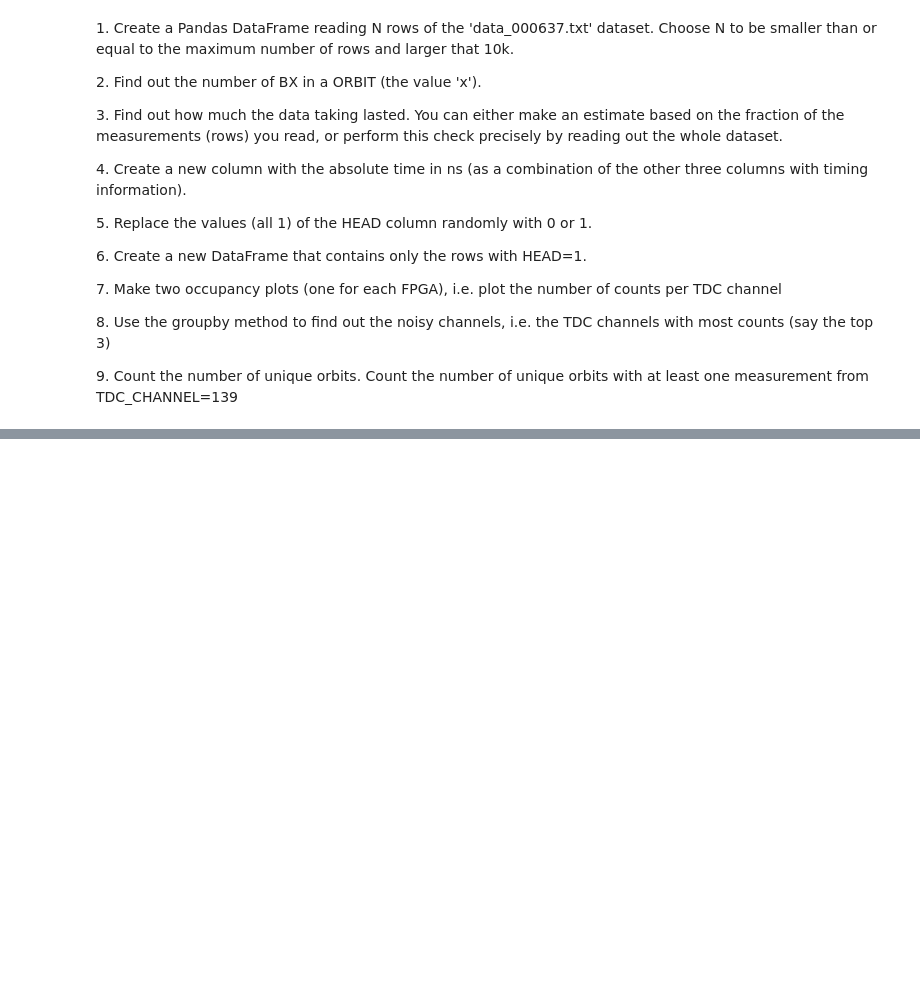
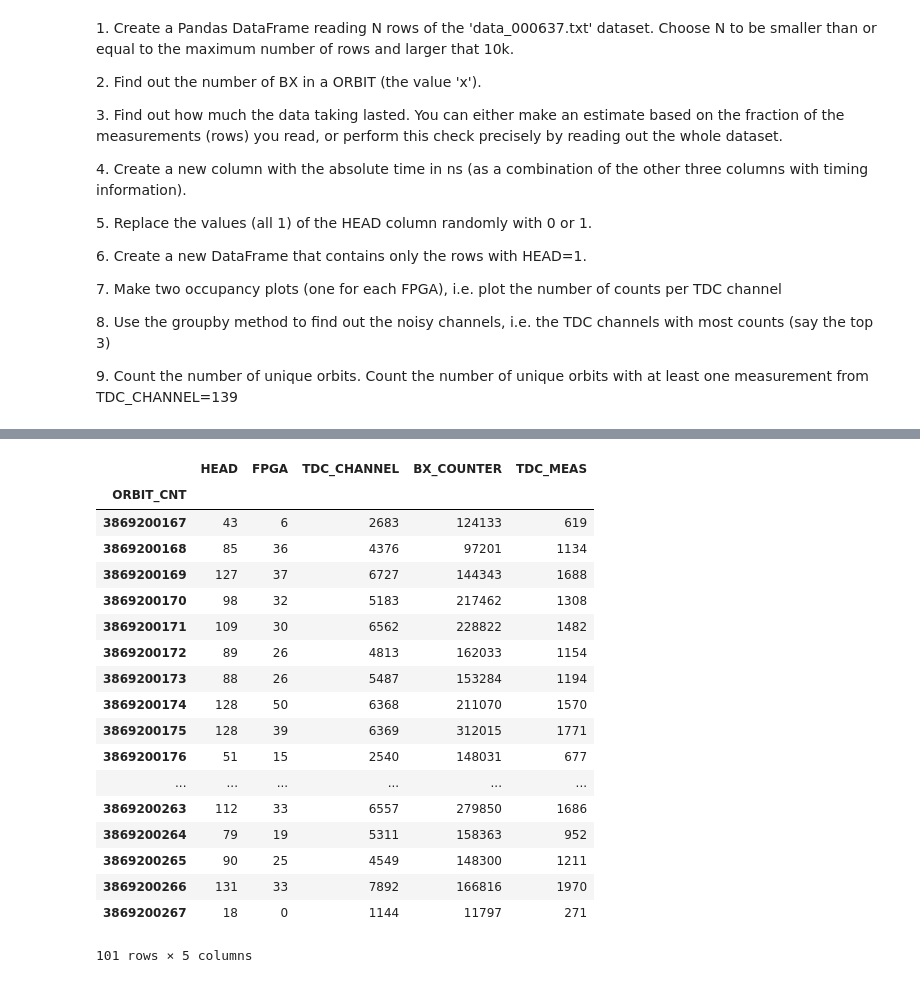
Before and after one commit to chacon-jorge/LaboratoryOfComputationalPhysics_Y9, a Jupyter notebook: Lab06/06ex_Pandas.ipynb, the cells around one changed output, grey strips where cells are left out. Drawn from its saved outputs; the diff is of its cells as text; code cells hidden in the pictures; blank space fills up the shorter version.

```diff
--- a/Lab06/06ex_Pandas.ipynb
+++ b/Lab06/06ex_Pandas.ipynb
@@ -25,0 +32,6 @@ This exercise consists in analyzing a dataset containg timing information from a
+# %%
+# 1. Read 10k < N < Maxrows of the dEachata file.
+path = '~/data/data_000637.txt'
+N_rows = 10001
+df = pd.read_csv(path,nrows=N_rows)
+df.head()
@@ -25,0 +75,22 @@ This exercise consists in analyzing a dataset containg timing information from a
+# %%
+df.groupby('ORBIT_CNT').sum()
+# %% [output]
+|  | HEAD | FPGA | TDC_CHANNEL | BX_COUNTER | TDC_MEAS |
+| ORBIT_CNT |  |  |  |  |  |
+| 3869200167 | 43 | 6 | 2683 | 124133 | 619 |
+| 3869200168 | 85 | 36 | 4376 | 97201 | 1134 |
+| 3869200169 | 127 | 37 | 6727 | 144343 | 1688 |
+| 3869200170 | 98 | 32 | 5183 | 217462 | 1308 |
+| 3869200171 | 109 | 30 | 6562 | 228822 | 1482 |
+| 3869200172 | 89 | 26 | 4813 | 162033 | 1154 |
+| 3869200173 | 88 | 26 | 5487 | 153284 | 1194 |
+| 3869200174 | 128 | 50 | 6368 | 211070 | 1570 |
+| 3869200175 | 128 | 39 | 6369 | 312015 | 1771 |
+| 3869200176 | 51 | 15 | 2540 | 148031 | 677 |
+| ... | ... | ... | ... | ... | ... |
+| 3869200263 | 112 | 33 | 6557 | 279850 | 1686 |
+| 3869200264 | 79 | 19 | 5311 | 158363 | 952 |
+| 3869200265 | 90 | 25 | 4549 | 148300 | 1211 |
+| 3869200266 | 131 | 33 | 7892 | 166816 | 1970 |
+| 3869200267 | 18 | 0 | 1144 | 11797 | 271 |
+101 rows × 5 columns
```
Also changed, not shown: parts of 11 cells of this notebook, 1 other file.
